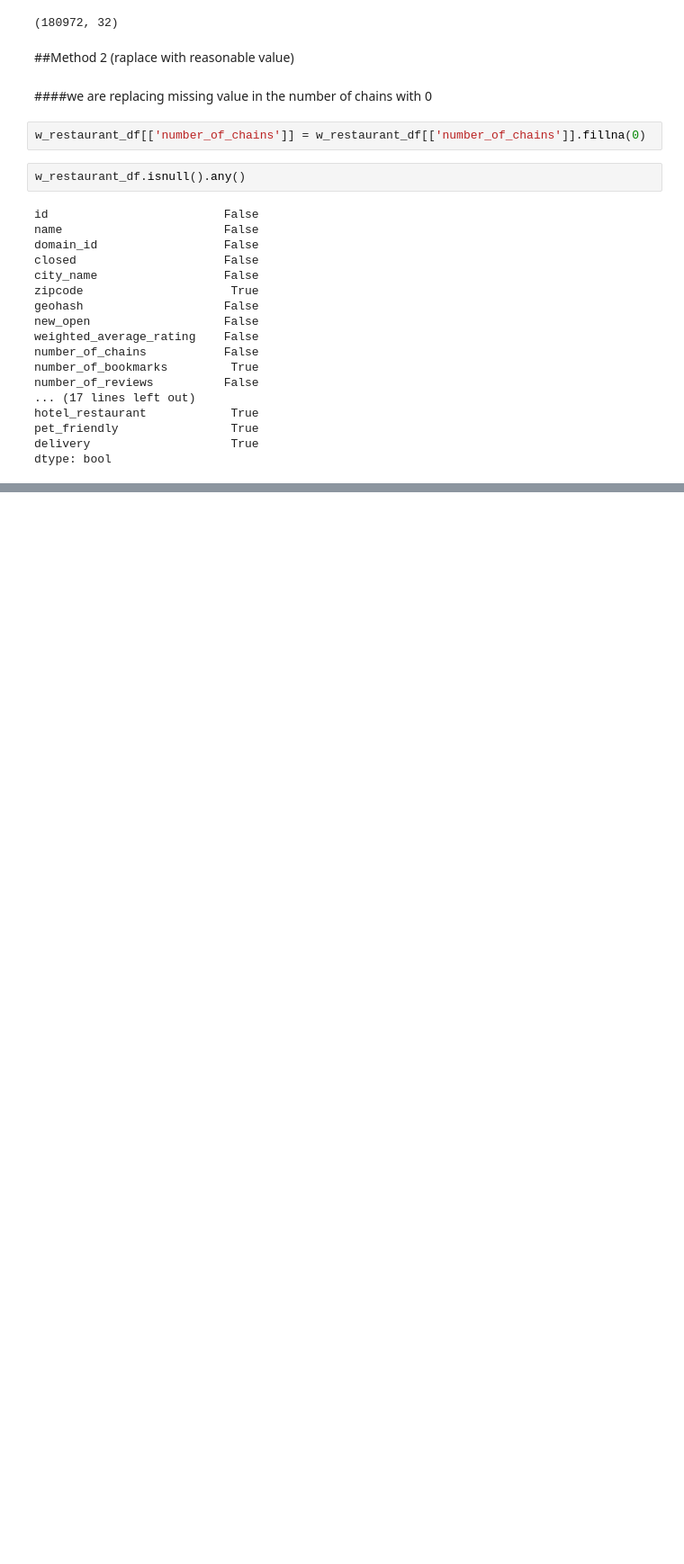
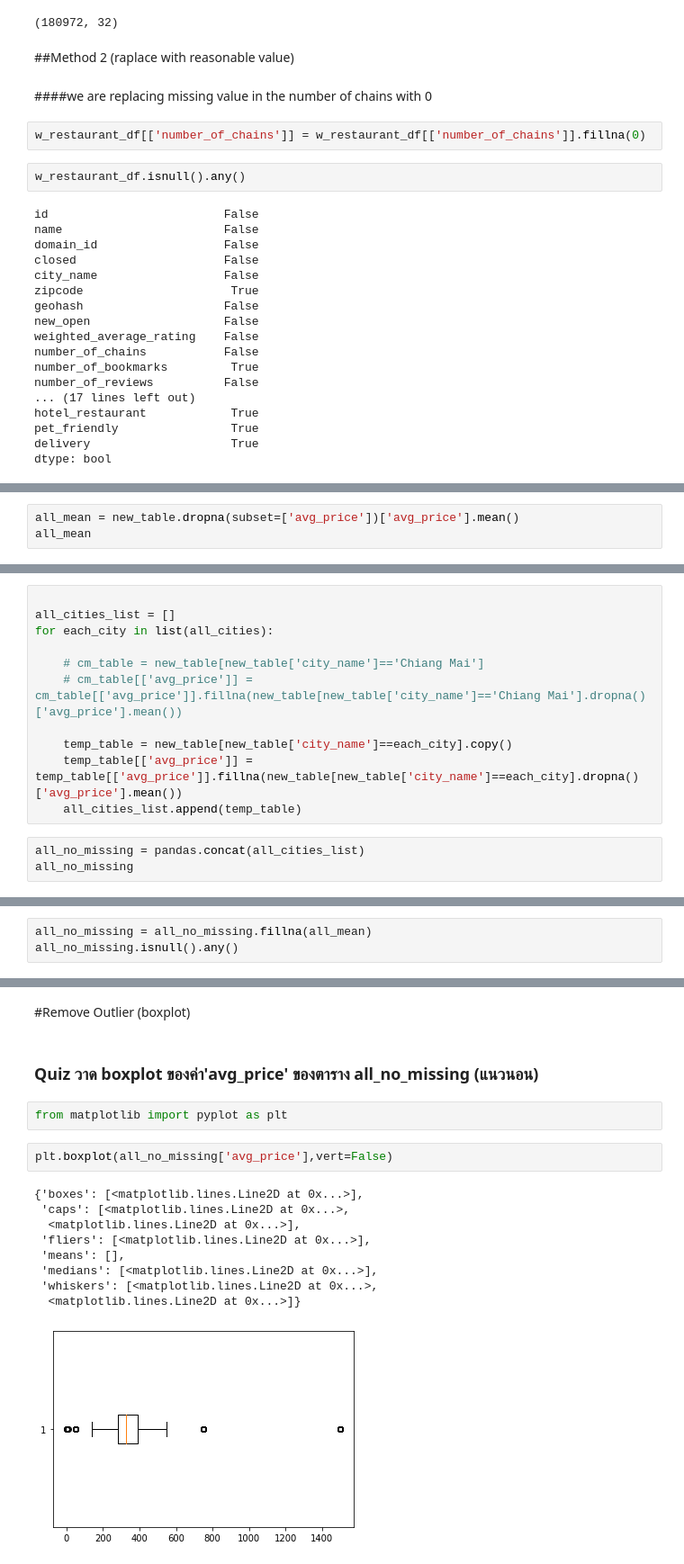
Before and after one commit to RYOMAKUNG/KKU_data_mining, a Jupyter notebook: Pandas_101.ipynb, the cells around one changed output, grey strips where cells are left out. Shown: that part at 90% size. Cells and saved outputs as stored; diff of their text form; blank space fills up the shorter version.

Commit message:
Quiz

```diff
--- a/Pandas_101.ipynb
+++ b/Pandas_101.ipynb
@@ -230,0 +377,3 @@ dtype: bool
+# %%
+all_mean = new_table.dropna(subset=['avg_price'])['avg_price'].mean()
+all_mean
@@ -230,0 +382,14 @@ dtype: bool
+# %%
+
+all_cities_list = []
+for each_city in list(all_cities):
+
+    # cm_table = new_table[new_table['city_name']=='Chiang Mai']
+    # cm_table[['avg_price']] = cm_table[['avg_price']].fillna(new_table[new_table['city_name']=='Chiang Mai'].dropna()['avg_price'].mean())
+
+    temp_table = new_table[new_table['city_name']==each_city].copy()
+    temp_table[['avg_price']] = temp_table[['avg_price']].fillna(new_table[new_table['city_name']==each_city].dropna()['avg_price'].mean())
+    all_cities_list.append(temp_table)
+# %%
+all_no_missing = pandas.concat(all_cities_list)
+all_no_missing
@@ -230,0 +410,3 @@ dtype: bool
+# %%
+all_no_missing = all_no_missing.fillna(all_mean)
+all_no_missing.isnull().any()
@@ -230,0 +418,18 @@ dtype: bool
+# %% [markdown]
+#Remove Outlier (boxplot)
+# %% [markdown]
+### Quiz วาด boxplot ของค่า'avg_price' ของตาราง all_no_missing (แนวนอน)
+# %%
+from matplotlib import pyplot as plt
+# %%
+plt.boxplot(all_no_missing['avg_price'],vert=False)
+# %% [output]
+{'boxes': [<matplotlib.lines.Line2D at 0x...>],
+ 'caps': [<matplotlib.lines.Line2D at 0x...>,
+  <matplotlib.lines.Line2D at 0x...>],
+ 'fliers': [<matplotlib.lines.Line2D at 0x...>],
+ 'means': [],
+ 'medians': [<matplotlib.lines.Line2D at 0x...>],
+ 'whiskers': [<matplotlib.lines.Line2D at 0x...>,
+  <matplotlib.lines.Line2D at 0x...>]}
+[figure, added]
```
Also changed, not shown: parts of 24 cells of this notebook.
